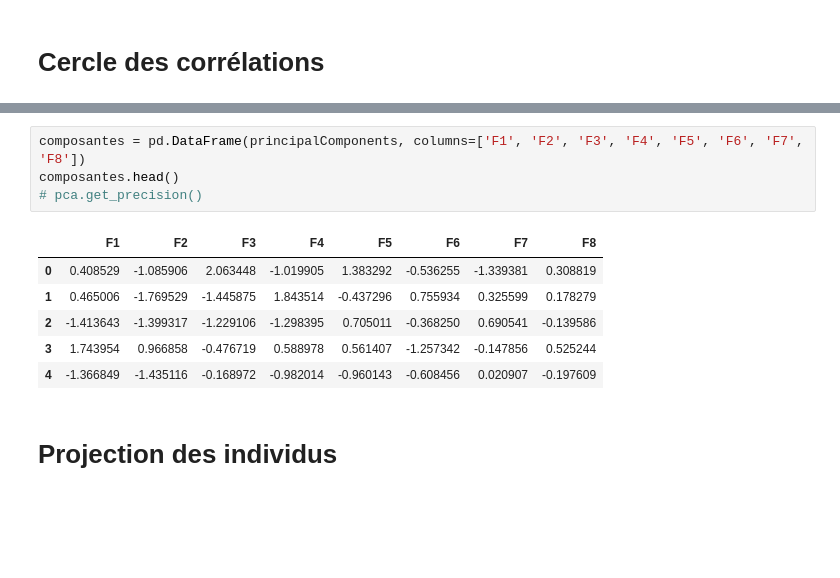
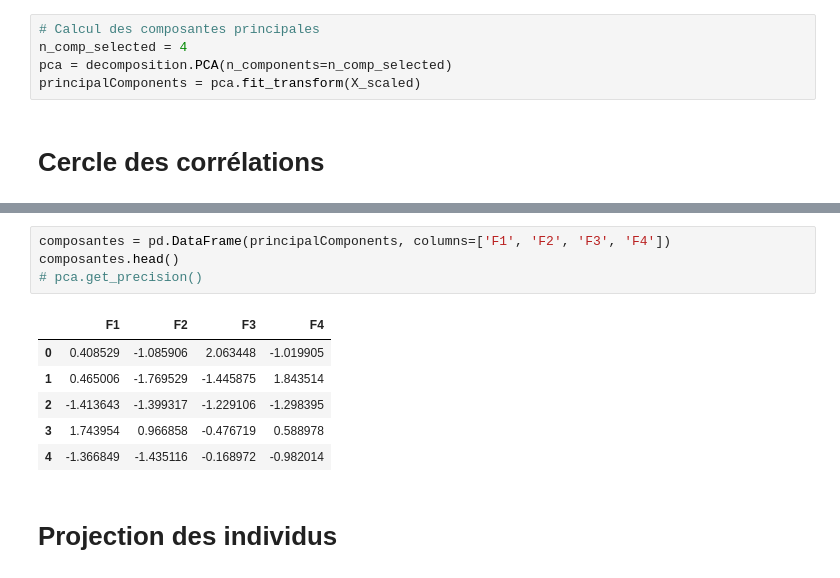
Before and after one commit to flabastie/inca3, a Jupyter notebook: pop2_acp.ipynb, the cells around one changed output, grey strips where cells are left out. Drawn from its saved outputs; the diff is of its cells as text; blank space fills up the shorter version.

```diff
--- a/pop2_acp.ipynb
+++ b/pop2_acp.ipynb
@@ -351,3 +360,8 @@ pd.DataFrame({'id':data_pca.columns,'F1':corvar[:,0],'F2':corvar[:,1], 'F3':corv
+# %%
+# Calcul des composantes principales
+n_comp_selected = 4
+pca = decomposition.PCA(n_components=n_comp_selected)
+principalComponents = pca.fit_transform(X_scaled)
 # %% [markdown]
 # Cercle des corrélations
 # %%
@@ -359,16 +372,16 @@ display_circles(pcs, n_comp_selected, acp, [(0,1),(2,3),(4,5)], labels = np.arra
 [figure]
 [figure]
 # %%
-composantes = pd.DataFrame(principalComponents, columns=['F1', 'F2', 'F3', 'F4', 'F5', 'F6', 'F7', 'F8'])
+composantes = pd.DataFrame(principalComponents, columns=['F1', 'F2', 'F3', 'F4'])
 composantes.head()
 # pca.get_precision()
 # %% [output]
-|  | F1 | F2 | F3 | F4 | F5 | F6 | F7 | F8 |
-| 0 | 0.408529 | -1.085906 | 2.063448 | -1.019905 | 1.383292 | -0.536255 | -1.339381 | 0.308819 |
-| 1 | 0.465006 | -1.769529 | -1.445875 | 1.843514 | -0.437296 | 0.755934 | 0.325599 | 0.178279 |
-| 2 | -1.413643 | -1.399317 | -1.229106 | -1.298395 | 0.705011 | -0.368250 | 0.690541 | -0.139586 |
-| 3 | 1.743954 | 0.966858 | -0.476719 | 0.588978 | 0.561407 | -1.257342 | -0.147856 | 0.525244 |
-| 4 | -1.366849 | -1.435116 | -0.168972 | -0.982014 | -0.960143 | -0.608456 | 0.020907 | -0.197609 |
+|  | F1 | F2 | F3 | F4 |
+| 0 | 0.408529 | -1.085906 | 2.063448 | -1.019905 |
+| 1 | 0.465006 | -1.769529 | -1.445875 | 1.843514 |
+| 2 | -1.413643 | -1.399317 | -1.229106 | -1.298395 |
+| 3 | 1.743954 | 0.966858 | -0.476719 | 0.588978 |
+| 4 | -1.366849 | -1.435116 | -0.168972 | -0.982014 |
 # %% [markdown]
 # Projection des individus
 # %%
```
Also changed, not shown: parts of 7 cells of this notebook.
